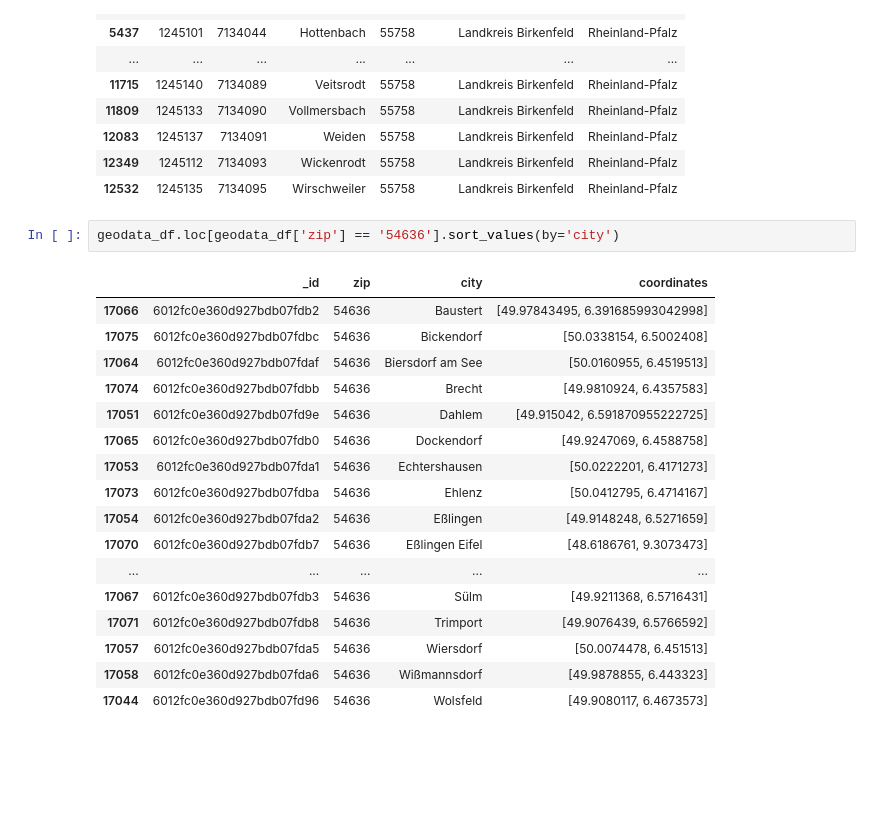
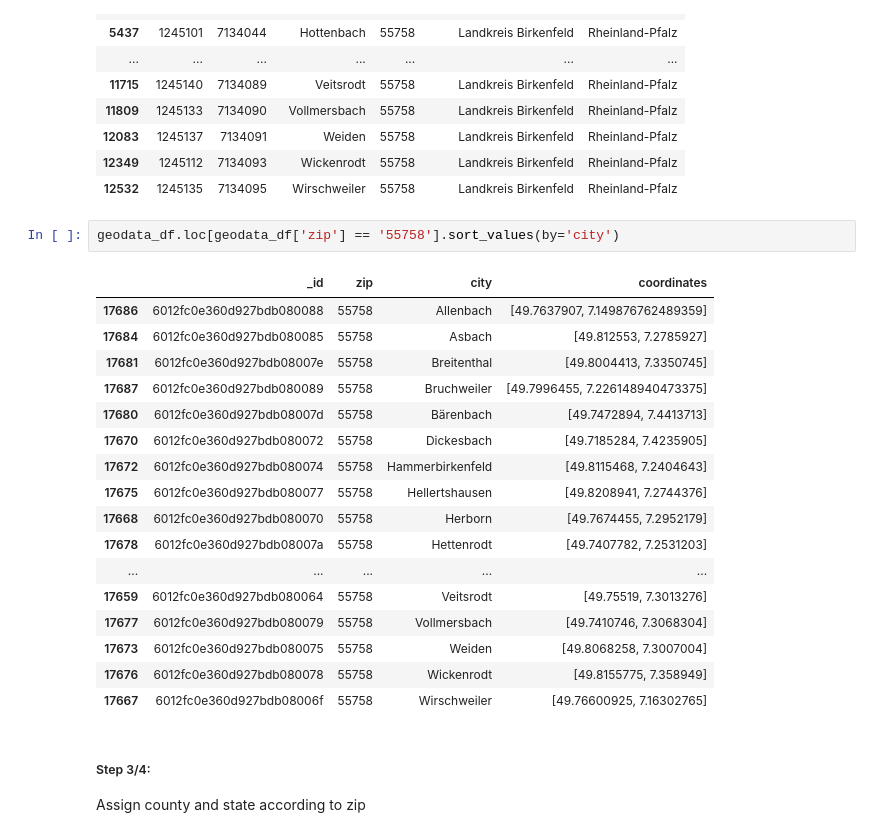
Before and after one commit to mayo-s/phonebookdiver, a Jupyter notebook: jupyter/phonebookdiver_notebook.ipynb, the cells around one changed output. Drawn from its saved outputs; the diff is of its cells as text; blank space fills up the shorter version.

Commit message:
Assign counties and states according to zip (step by step)

```diff
--- a/jupyter/phonebookdiver_notebook.ipynb
+++ b/jupyter/phonebookdiver_notebook.ipynb
@@ -990,23 +1007,26 @@ zip_df.loc[zip_df['zip'] == 55758]
 | 12349 | 1245112 | 7134093 | Wickenrodt | 55758 | Landkreis Birkenfeld | Rheinland-Pfalz |
 | 12532 | 1245135 | 7134095 | Wirschweiler | 55758 | Landkreis Birkenfeld | Rheinland-Pfalz |
 # %%
-geodata_df.loc[geodata_df['zip'] == '54636'].sort_values(by='city')
+geodata_df.loc[geodata_df['zip'] == '55758'].sort_values(by='city')
 # %% [output]
 |  | _id | zip | city | coordinates |
-| 17066 | 6012fc0e360d927bdb07fdb2 | 54636 | Baustert | [49.97843495, 6.391685993042998] |
-| 17075 | 6012fc0e360d927bdb07fdbc | 54636 | Bickendorf | [50.0338154, 6.5002408] |
-| 17064 | 6012fc0e360d927bdb07fdaf | 54636 | Biersdorf am See | [50.0160955, 6.4519513] |
-| 17074 | 6012fc0e360d927bdb07fdbb | 54636 | Brecht | [49.9810924, 6.4357583] |
-| 17051 | 6012fc0e360d927bdb07fd9e | 54636 | Dahlem | [49.915042, 6.591870955222725] |
-| 17065 | 6012fc0e360d927bdb07fdb0 | 54636 | Dockendorf | [49.9247069, 6.4588758] |
-| 17053 | 6012fc0e360d927bdb07fda1 | 54636 | Echtershausen | [50.0222201, 6.4171273] |
-| 17073 | 6012fc0e360d927bdb07fdba | 54636 | Ehlenz | [50.0412795, 6.4714167] |
-| 17054 | 6012fc0e360d927bdb07fda2 | 54636 | Eßlingen | [49.9148248, 6.5271659] |
-| 17070 | 6012fc0e360d927bdb07fdb7 | 54636 | Eßlingen Eifel | [48.6186761, 9.3073473] |
+| 17686 | 6012fc0e360d927bdb080088 | 55758 | Allenbach | [49.7637907, 7.149876762489359] |
+| 17684 | 6012fc0e360d927bdb080085 | 55758 | Asbach | [49.812553, 7.2785927] |
+| 17681 | 6012fc0e360d927bdb08007e | 55758 | Breitenthal | [49.8004413, 7.3350745] |
+| 17687 | 6012fc0e360d927bdb080089 | 55758 | Bruchweiler | [49.7996455, 7.226148940473375] |
+| 17680 | 6012fc0e360d927bdb08007d | 55758 | Bärenbach | [49.7472894, 7.4413713] |
+| 17670 | 6012fc0e360d927bdb080072 | 55758 | Dickesbach | [49.7185284, 7.4235905] |
+| 17672 | 6012fc0e360d927bdb080074 | 55758 | Hammerbirkenfeld | [49.8115468, 7.2404643] |
+| 17675 | 6012fc0e360d927bdb080077 | 55758 | Hellertshausen | [49.8208941, 7.2744376] |
+| 17668 | 6012fc0e360d927bdb080070 | 55758 | Herborn | [49.7674455, 7.2952179] |
+| 17678 | 6012fc0e360d927bdb08007a | 55758 | Hettenrodt | [49.7407782, 7.2531203] |
 | ... | ... | ... | ... | ... |
-| 17067 | 6012fc0e360d927bdb07fdb3 | 54636 | Sülm | [49.9211368, 6.5716431] |
-| 17071 | 6012fc0e360d927bdb07fdb8 | 54636 | Trimport | [49.9076439, 6.5766592] |
-| 17057 | 6012fc0e360d927bdb07fda5 | 54636 | Wiersdorf | [50.0074478, 6.451513] |
-| 17058 | 6012fc0e360d927bdb07fda6 | 54636 | Wißmannsdorf | [49.9878855, 6.443323] |
-| 17044 | 6012fc0e360d927bdb07fd96 | 54636 | Wolsfeld | [49.9080117, 6.4673573] |
+| 17659 | 6012fc0e360d927bdb080064 | 55758 | Veitsrodt | [49.75519, 7.3013276] |
+| 17677 | 6012fc0e360d927bdb080079 | 55758 | Vollmersbach | [49.7410746, 7.3068304] |
+| 17673 | 6012fc0e360d927bdb080075 | 55758 | Weiden | [49.8068258, 7.3007004] |
+| 17676 | 6012fc0e360d927bdb080078 | 55758 | Wickenrodt | [49.8155775, 7.358949] |
+| 17667 | 6012fc0e360d927bdb08006f | 55758 | Wirschweiler | [49.76600925, 7.16302765] |
+# %% [markdown]
+##### Step 3/4:
+Assign county and state according to zip
 # %%
```
Also changed, not shown: parts of 26 cells of this notebook.
